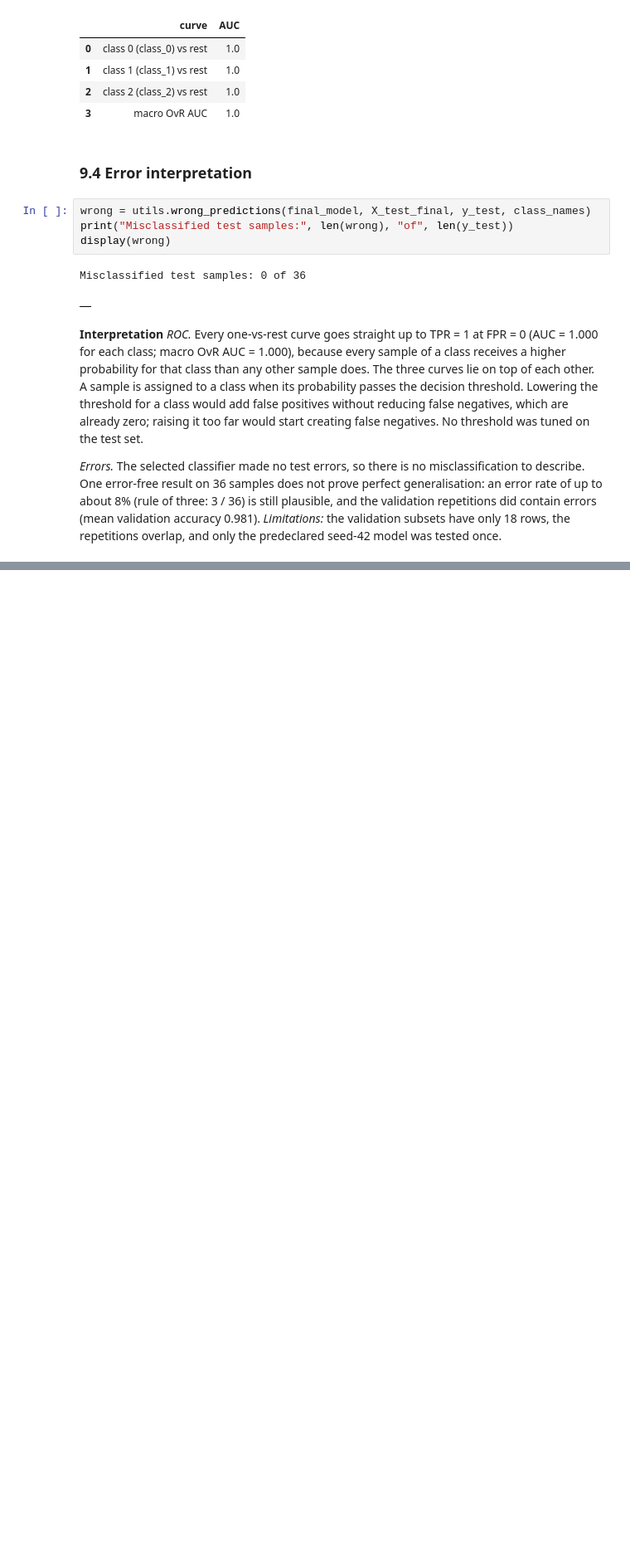
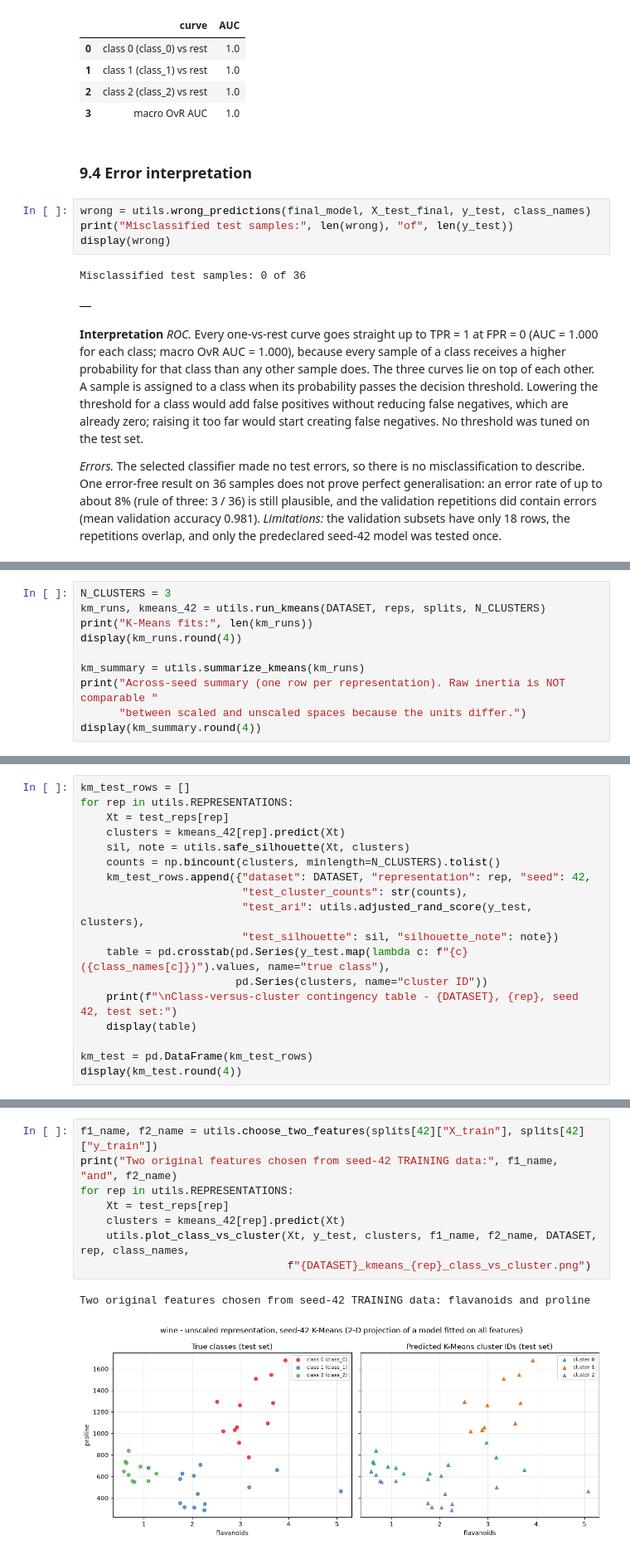
Before and after one commit to selenasurucu/machine-learning-midterm, a Jupyter notebook: wine.ipynb, the cells around one changed output, grey strips where cells are left out. Shown at 83% size. Cells and saved outputs as stored; diff of their text form; blank space fills up the shorter version.

Commit message:
Wine:K-Means fits,test evaluation and cluster plots

```diff
--- a/wine.ipynb
+++ b/wine.ipynb
@@ -569,0 +574,10 @@ Misclassified test samples: 0 of 36
+# %%
+N_CLUSTERS = 3
+km_runs, kmeans_42 = utils.run_kmeans(DATASET, reps, splits, N_CLUSTERS)
+print("K-Means fits:", len(km_runs))
+display(km_runs.round(4))
+
+km_summary = utils.summarize_kmeans(km_runs)
+print("Across-seed summary (one row per representation). Raw inertia is NOT comparable "
+      "between scaled and unscaled spaces because the units differ.")
+display(km_summary.round(4))
@@ -569,0 +602,18 @@ Misclassified test samples: 0 of 36
+# %%
+km_test_rows = []
+for rep in utils.REPRESENTATIONS:
+    Xt = test_reps[rep]
+    clusters = kmeans_42[rep].predict(Xt)
+    sil, note = utils.safe_silhouette(Xt, clusters)
+    counts = np.bincount(clusters, minlength=N_CLUSTERS).tolist()
+    km_test_rows.append({"dataset": DATASET, "representation": rep, "seed": 42,
+                         "test_cluster_counts": str(counts),
+                         "test_ari": utils.adjusted_rand_score(y_test, clusters),
+                         "test_silhouette": sil, "silhouette_note": note})
+    table = pd.crosstab(pd.Series(y_test.map(lambda c: f"{c} ({class_names[c]})").values, name="true class"),
+                        pd.Series(clusters, name="cluster ID"))
+    print(f"\nClass-versus-cluster contingency table - {DATASET}, {rep}, seed 42, test set:")
+    display(table)
+
+km_test = pd.DataFrame(km_test_rows)
+display(km_test.round(4))
@@ -569,0 +638,11 @@ Misclassified test samples: 0 of 36
+# %%
+f1_name, f2_name = utils.choose_two_features(splits[42]["X_train"], splits[42]["y_train"])
+print("Two original features chosen from seed-42 TRAINING data:", f1_name, "and", f2_name)
+for rep in utils.REPRESENTATIONS:
+    Xt = test_reps[rep]
+    clusters = kmeans_42[rep].predict(Xt)
+    utils.plot_class_vs_cluster(Xt, y_test, clusters, f1_name, f2_name, DATASET, rep, class_names,
+                                f"{DATASET}_kmeans_{rep}_class_vs_cluster.png")
+# %% [output]
+Two original features chosen from seed-42 TRAINING data: flavanoids and proline
+[figure, added]
```
Also changed, not shown: parts of 8 cells of this notebook, 2 other files.
